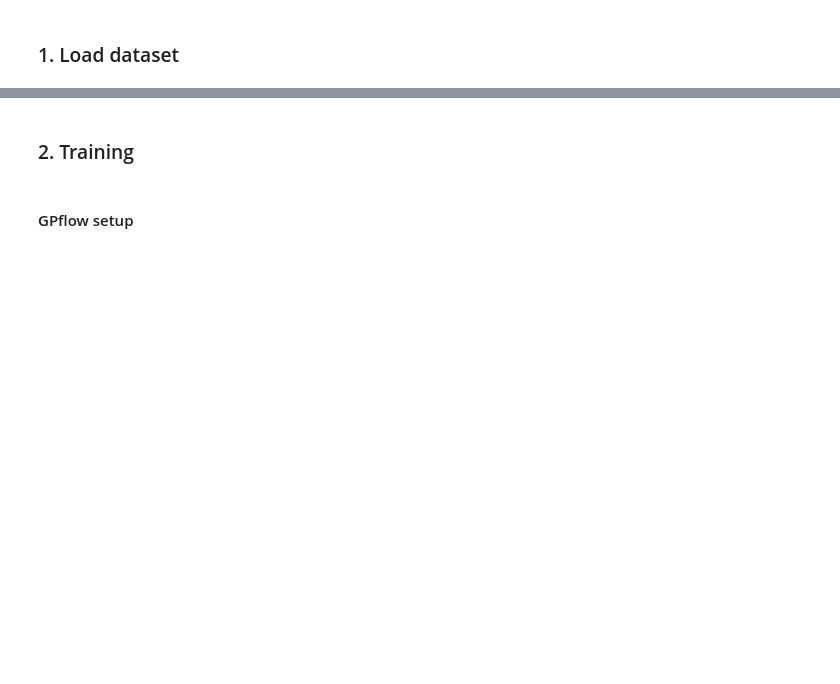
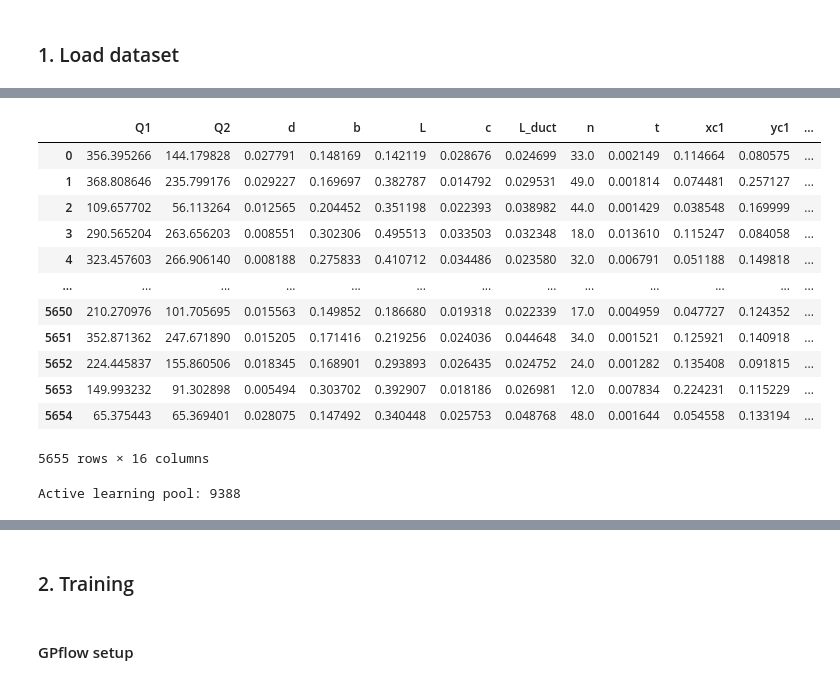
Before and after one commit to ShuaiGuo16/PE_optimization, a Jupyter notebook: surrogate_model_GPflow_active_learning.ipynb, the cells around one changed output, grey strips where cells are left out. Saved outputs shown, nothing was run; the diff lists cells and outputs as text; code cells hidden in the pictures; blank space fills up the shorter version.

```diff
--- a/surrogate_model_GPflow_active_learning.ipynb
+++ b/surrogate_model_GPflow_active_learning.ipynb
@@ -54,0 +66,23 @@ Filtered testing pol: 9375
+# %%
+df_test
+# %% [output]
+|  | Q1 | Q2 | d | b | L | c | L_duct | n | t | xc1 | yc1 | ... |
+| 0 | 356.395266 | 144.179828 | 0.027791 | 0.148169 | 0.142119 | 0.028676 | 0.024699 | 33.0 | 0.002149 | 0.114664 | 0.080575 | ... |
+| 1 | 368.808646 | 235.799176 | 0.029227 | 0.169697 | 0.382787 | 0.014792 | 0.029531 | 49.0 | 0.001814 | 0.074481 | 0.257127 | ... |
+| 2 | 109.657702 | 56.113264 | 0.012565 | 0.204452 | 0.351198 | 0.022393 | 0.038982 | 44.0 | 0.001429 | 0.038548 | 0.169999 | ... |
+| 3 | 290.565204 | 263.656203 | 0.008551 | 0.302306 | 0.495513 | 0.033503 | 0.032348 | 18.0 | 0.013610 | 0.115247 | 0.084058 | ... |
+| 4 | 323.457603 | 266.906140 | 0.008188 | 0.275833 | 0.410712 | 0.034486 | 0.023580 | 32.0 | 0.006791 | 0.051188 | 0.149818 | ... |
+| ... | ... | ... | ... | ... | ... | ... | ... | ... | ... | ... | ... | ... |
+| 5650 | 210.270976 | 101.705695 | 0.015563 | 0.149852 | 0.186680 | 0.019318 | 0.022339 | 17.0 | 0.004959 | 0.047727 | 0.124352 | ... |
+| 5651 | 352.871362 | 247.671890 | 0.015205 | 0.171416 | 0.219256 | 0.024036 | 0.044648 | 34.0 | 0.001521 | 0.125921 | 0.140918 | ... |
+| 5652 | 224.445837 | 155.860506 | 0.018345 | 0.168901 | 0.293893 | 0.026435 | 0.024752 | 24.0 | 0.001282 | 0.135408 | 0.091815 | ... |
+| 5653 | 149.993232 | 91.302898 | 0.005494 | 0.303702 | 0.392907 | 0.018186 | 0.026981 | 12.0 | 0.007834 | 0.224231 | 0.115229 | ... |
+| 5654 | 65.375443 | 65.369401 | 0.028075 | 0.147492 | 0.340448 | 0.025753 | 0.048768 | 48.0 | 0.001644 | 0.054558 | 0.133194 | ... |
+5655 rows × 16 columns
+# %%
+# Dedicated pool for active learning
+df_pool = pd.read_csv('./dataset/AL_train_10000.csv')
+df_pool.columns = ['Q1', 'Q2', 'd', 'b', 'L', 'c', 'L_duct', 'n', 't', 'xc1', 'yc1', 'xc2', 'yc2']
+print(f"Active learning pool: {df_pool.shape[0]}")
+# %% [output]
+Active learning pool: 9388
```
Also changed, not shown: parts of 13 cells of this notebook, 18 other files.
